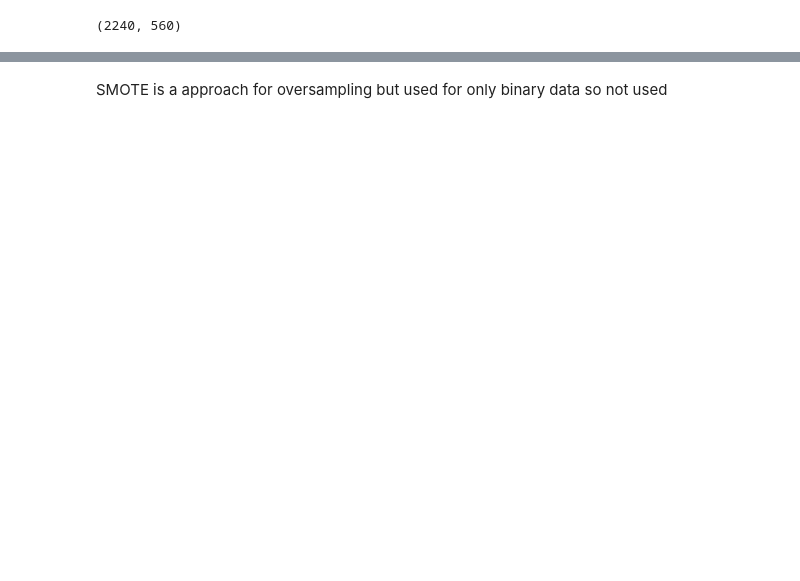
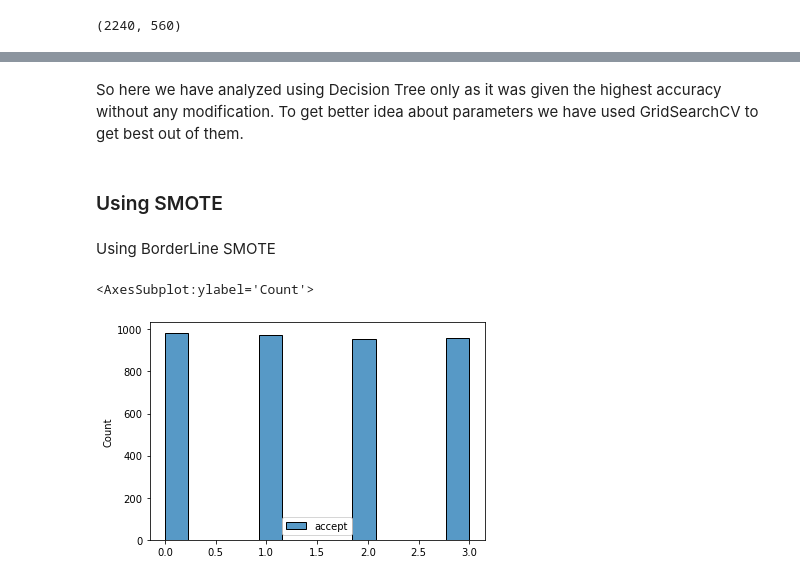
Before and after one commit to dhruvil-shah/ML-Term-Assignment, a Jupyter notebook: model.ipynb, the cells around one changed output, grey strips where cells are left out. Drawn from its saved outputs; the diff is of its cells as text; code cells hidden in the pictures; blank space fills up the shorter version.

Commit message:
Only User Program Left

```diff
--- a/model.ipynb
+++ b/model.ipynb
@@ -386,2 +395,19 @@ ac
+# %% [markdown]
+So here we have analyzed using Decision Tree only as it was given the highest accuracy without any modification.
+To get better idea about parameters we have used GridSearchCV to get best out of them.
 # %% [markdown]
-SMOTE is a approach for oversampling but used for only binary data so not used
+### Using SMOTE
+# %%
+def getSplitting(X1,y1,m):
+    X1,y1=m.fit_resample(X1,y1)
+    return train_test_split(X1,y1,test_size=0.2)
+# %% [markdown]
+Using BorderLine SMOTE
+# %%
+from imblearn.over_sampling import BorderlineSMOTE
+bsm=BorderlineSMOTE()
+X_train1,X_test1,y_train1,y_test1=getSplitting(X,y,bsm)
+sns.histplot(y_train1)
+# %% [output]
+<AxesSubplot:ylabel='Count'>
+[figure, added]
```
Also changed, not shown: parts of 23 cells of this notebook, 1 other file.
